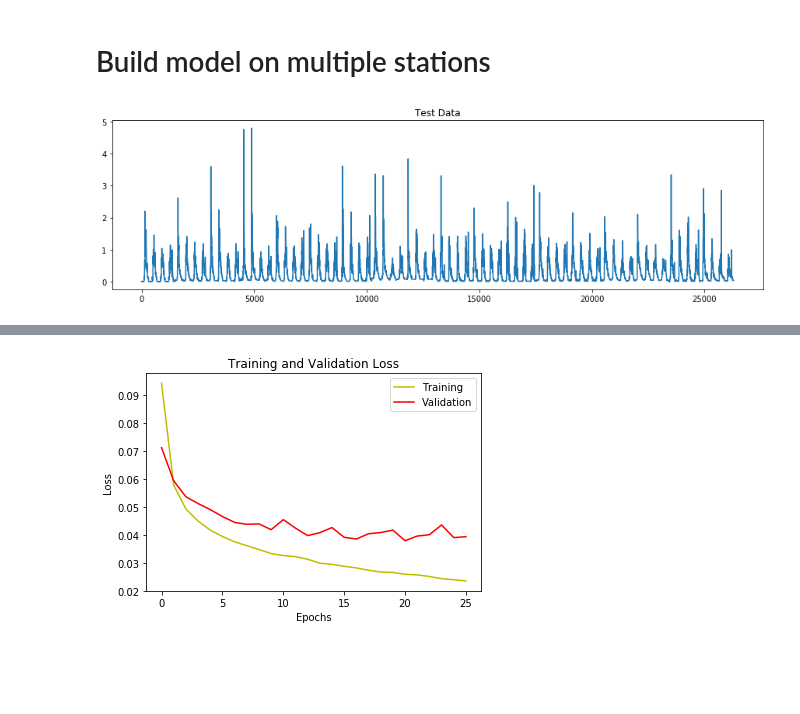
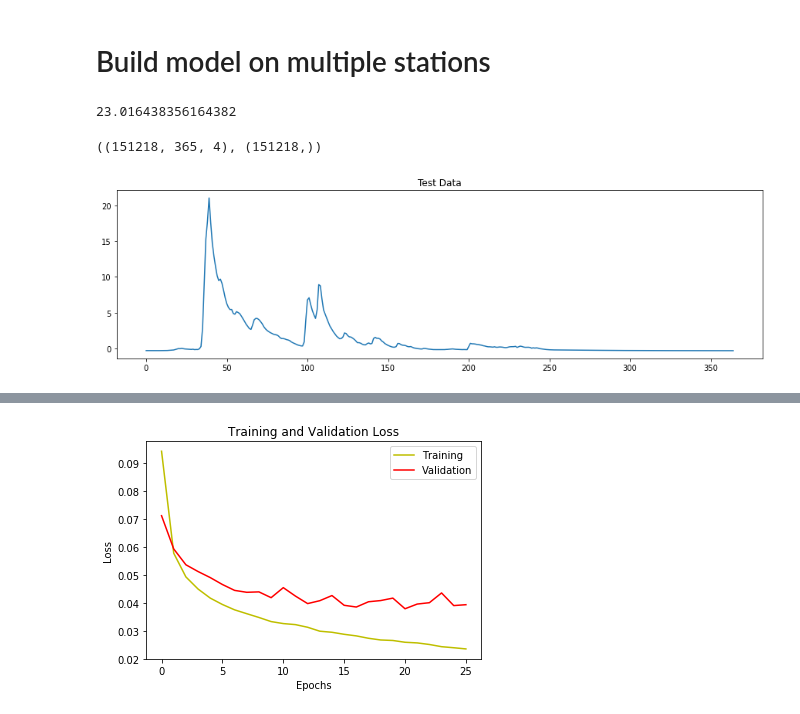
Before and after one commit to andersonsam/cnn_lstm_era, a Jupyter notebook: glacier_melt_lstm (21).ipynb, the cells around one changed output, grey strips where cells are left out. Drawn from its saved outputs; the diff is of its cells as text; code cells hidden in the pictures; blank space fills up the shorter version.

```diff
--- a/glacier_melt_lstm (21).ipynb
+++ b/glacier_melt_lstm (21).ipynb
@@ -311,6 +306,7 @@ for kk in range(len(stationLat)): #for each station
     stationM[kk] = np.squeeze(M[kk])
 
 stationsWithGlaciers = np.squeeze(np.argwhere(np.sum(stationM,axis=1)>0))
+stationsWithoutGlaciers = np.squeeze(np.argwhere(np.sum(stationM, axis=1)<=0))
 
 #normalize
 meanT = np.mean(stationT)
@@ -334,10 +330,10 @@ stationM = (stationM - meanM)/stdM
 #normalize flow to be between 0 and 1
 
 for station in range(np.shape(F)[1]):
-    #F[:,station] = (F[:,station] - np.mean(F[:,station]))/np.std(F[:,station])
-    minF = np.min(F[:,station])
-    maxF = 2 * np.std(F[:,station])
-    F[:,station] = (F[:,station] - minF) / (maxF - minF)
+    F[:,station] = (F[:,station] - np.mean(F[:,station]))/np.std(F[:,station])
+    # minF = np.min(F[:,station])
+    # maxF = 2 * np.std(F[:,station])
+    # F[:,station] = (F[:,station] - minF) / (maxF - minF)
 
 #for inds in np.argwhere(F>10):
 #  F[inds[0],inds[1]] = 10
@@ -391,9 +425,17 @@ for station in range(num_stations): #range(len(stationsWithGlaciers)): #for each
+# %%
+len(y_glaciers) / 18 / 365
+# %% [output]
+23.016438356164382
+# %%
+np.shape(x), np.shape(y)
+# %% [output]
+((151218, 365, 4), (151218,))
 # %%
 #split into train/validate/test
 
-#trainSplit = 'fraction' #define fraction of data to have as train/valid/test
-trainSplit = 'LOSO' #leave one (or more) station(s) out for validation, one (or more) for testing
-trainSplit = 'LOYO' #leave one (or more) year(s) out for validation, one (or more) for testing
+trainSplit = 'fraction' #define fraction of data to have as train/valid/test
+#trainSplit = 'LOSO' #leave one (or more) station(s) out for validation, one (or more) for testing
+#trainSplit = 'LOYO' #leave one (or more) year(s) out for validation, one (or more) for testing
 
 if trainSplit == 'fraction':
 
@@ -482,12 +526,12 @@ elif trainSplit == 'LOYO':
 # %%
 #visualize test dataset
 
 plt.figure(figsize=(15,4))
-plt.plot(y_test)
+plt.plot(y_test[:365])
 plt.title('Test Data')
 plt.show()
 # %% [output]
-[figure, old version]
+[figure, new version]
 # %%
 # build model
 
```
Also changed, not shown: parts of 11 cells of this notebook.
